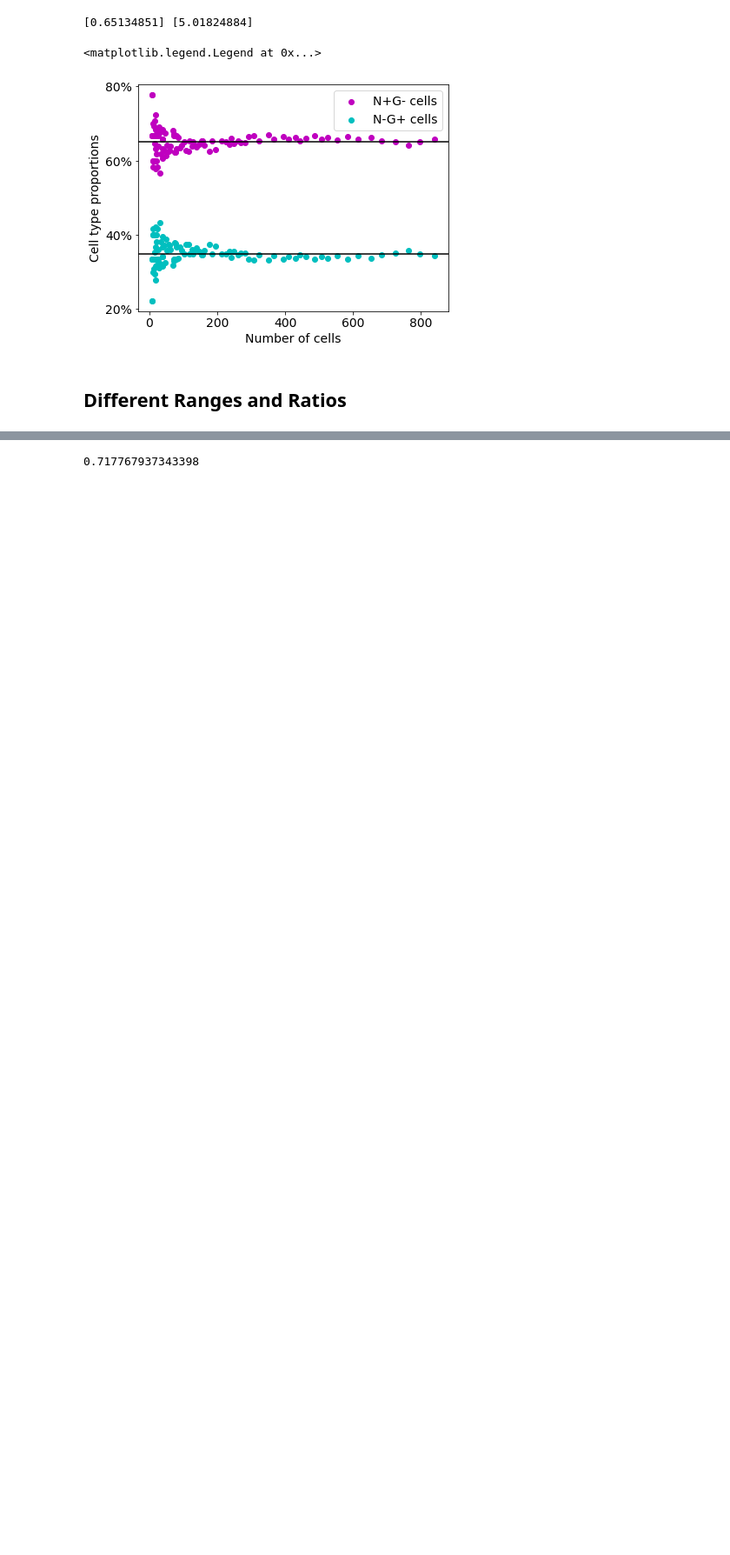
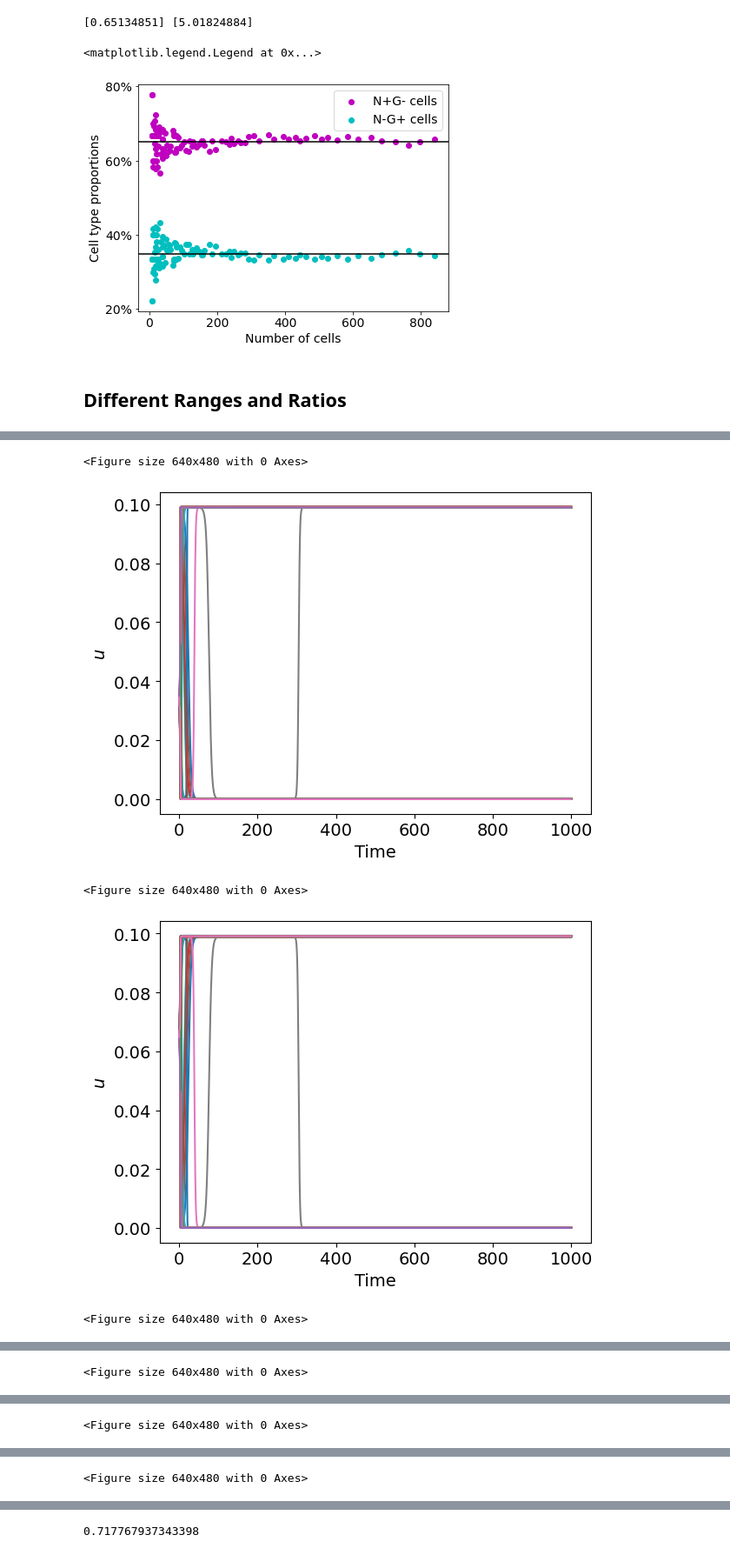
Before and after one commit to SchardtS/Cell-Differentiation, a Jupyter notebook: Data Production.ipynb, the cells around one changed output, grey strips where cells are left out. Shown at 87% size. Drawn from its saved outputs; the diff is of its cells as text; code cells hidden in the pictures; blank space fills up the shorter version.

```diff
--- a/Data Production.ipynb
+++ b/Data Production.ipynb
@@ -1529,0 +1580,35 @@ for i in range(3):
+# %%
+from Organoid import Organoid
+import matplotlib.pyplot as plt
+
+
+eps_N = [-7, -7.32, -7.6]
+# Plot the result
+#plt.figure(figsize=(12,12))
+for j in range(3):
+    #plt.subplot(3, 3, i*3 + j+1)
+    org = Organoid()
+    org.q = q[i]
+    org.eps_N = eps_N[j]
+    org.signal = 'neighbor'
+    org.nofSteps = 10000
+    org.evolution(T=1000, file = 'Organoid_mid.csv', ignore=['division', 'displacement'])
+    #org.saveData(directory = 'Results/Publications/Signal Range/eps_G='+str(-org.eps_G)+' q='+str(org.q)+'/')
+    plt.figure(figsize=[6.4, 4.8])
+    plt.rc('font', size=14)
+    org.timePlot(TF='NANOG')
+    plt.savefig('Results/Publications/eps_G=u '+str(-org.eps_N)+'.pdf', transparent=True)
+    plt.savefig('Results/Publications/eps_G=u '+str(-org.eps_N)+'.png', transparent=True)
+
+
+    plt.figure(figsize=[6.4, 4.8])
+    plt.rc('font', size=14)
+    org.timePlot(TF='GATA6')
+    plt.savefig('Results/Publications/eps_G=v '+str(-org.eps_N)+' q='+str(org.q)+'.pdf', transparent=True)
+    plt.savefig('Results/Publications/eps_G=v '+str(-org.eps_N)+' q='+str(org.q)+'.png', transparent=True)
+# %% [output]
+<Figure size 640x480 with 0 Axes>
+[figure, added]
+<Figure size 640x480 with 0 Axes>
+[figure, added]
+<Figure size 640x480 with 0 Axes>
@@ -1529,0 +1616 @@ for i in range(3):
+<Figure size 640x480 with 0 Axes>
@@ -1529,0 +1618 @@ for i in range(3):
+<Figure size 640x480 with 0 Axes>
@@ -1529,0 +1620 @@ for i in range(3):
+<Figure size 640x480 with 0 Axes>
```
Also changed, not shown: parts of 4 cells of this notebook, 11 other files.
